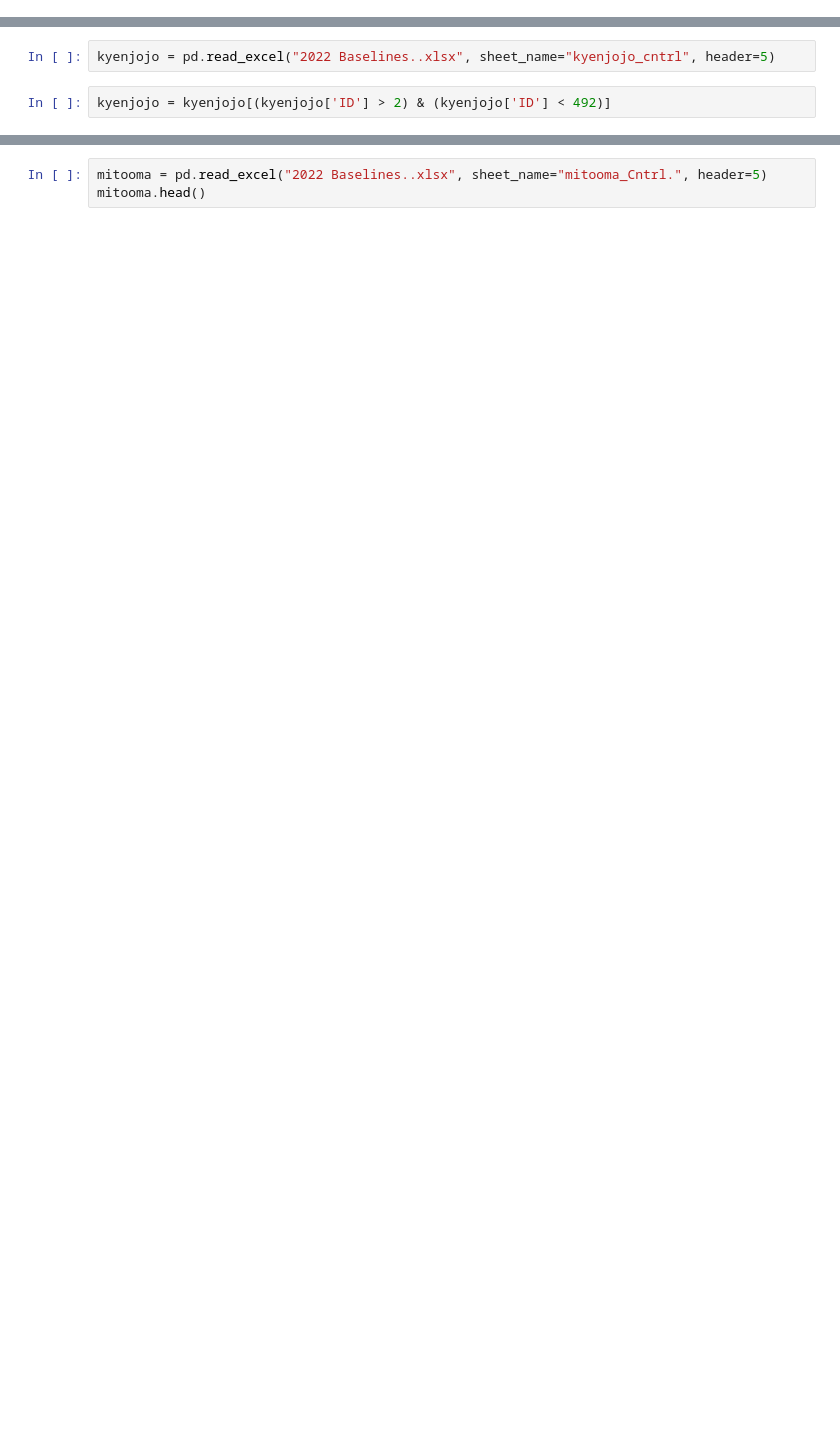
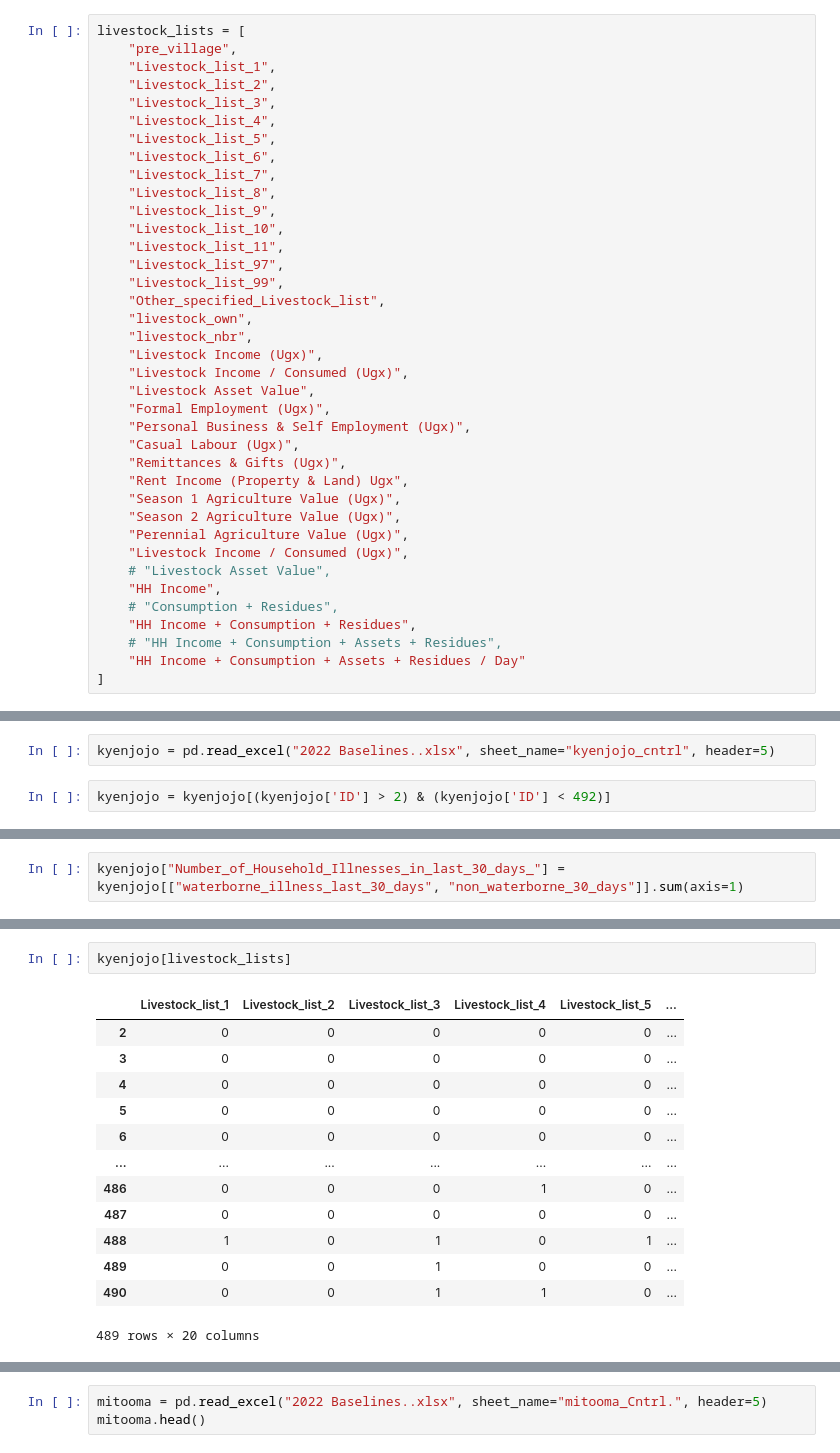
Before and after one commit to Solab5/2022_cohort, a Jupyter notebook: 05_combined_peer_base.ipynb, the cells around one changed output, grey strips where cells are left out. Drawn from its saved outputs; the diff is of its cells as text; blank space fills up the shorter version.

```diff
--- a/05_combined_peer_base.ipynb
+++ b/05_combined_peer_base.ipynb
@@ -3,0 +6,38 @@ import numpy as np
+# %%
+livestock_lists = [
+    "pre_village",
+    "Livestock_list_1",
+    "Livestock_list_2",
+    "Livestock_list_3",
+    "Livestock_list_4",
+    "Livestock_list_5",
+    "Livestock_list_6",
+    "Livestock_list_7",
+    "Livestock_list_8",
+    "Livestock_list_9",
+    "Livestock_list_10",
+    "Livestock_list_11",
+    "Livestock_list_97",
+    "Livestock_list_99",
+    "Other_specified_Livestock_list",
+    "livestock_own",
+    "livestock_nbr",
+    "Livestock Income (Ugx)",
+    "Livestock Income / Consumed (Ugx)",
+    "Livestock Asset Value",
+    "Formal Employment (Ugx)",
+    "Personal Business & Self Employment (Ugx)",
+    "Casual Labour (Ugx)",
+    "Remittances & Gifts (Ugx)",
+    "Rent Income (Property & Land) Ugx",
+    "Season 1 Agriculture Value (Ugx)",
+    "Season 2 Agriculture Value (Ugx)",
+    "Perennial Agriculture Value (Ugx)",
+    "Livestock Income / Consumed (Ugx)",
+    # "Livestock Asset Value",
+    "HH Income",
+    # "Consumption + Residues",
+    "HH Income + Consumption + Residues",
+    # "HH Income + Consumption + Assets + Residues",
+    "HH Income + Consumption + Assets + Residues / Day"
+]
@@ -7,0 +72,2 @@ kyenjojo = kyenjojo[(kyenjojo['ID'] > 2) & (kyenjojo['ID'] < 492)]
+# %%
+kyenjojo["Number_of_Household_Illnesses_in_last_30_days_"] = kyenjojo[["waterborne_illness_last_30_days", "non_waterborne_30_days"]].sum(axis=1)
@@ -7,0 +90,16 @@ kyenjojo = kyenjojo[(kyenjojo['ID'] > 2) & (kyenjojo['ID'] < 492)]
+# %%
+kyenjojo[livestock_lists]
+# %% [output]
+|  | Livestock_list_1 | Livestock_list_2 | Livestock_list_3 | Livestock_list_4 | Livestock_list_5 | ... |
+| 2 | 0 | 0 | 0 | 0 | 0 | ... |
+| 3 | 0 | 0 | 0 | 0 | 0 | ... |
+| 4 | 0 | 0 | 0 | 0 | 0 | ... |
+| 5 | 0 | 0 | 0 | 0 | 0 | ... |
+| 6 | 0 | 0 | 0 | 0 | 0 | ... |
+| ... | ... | ... | ... | ... | ... | ... |
+| 486 | 0 | 0 | 0 | 1 | 0 | ... |
+| 487 | 0 | 0 | 0 | 0 | 0 | ... |
+| 488 | 1 | 0 | 1 | 0 | 1 | ... |
+| 489 | 0 | 0 | 1 | 0 | 0 | ... |
+| 490 | 0 | 0 | 1 | 1 | 0 | ... |
+489 rows × 20 columns
```
Also changed, not shown: parts of 45 cells of this notebook, 7 other files.
